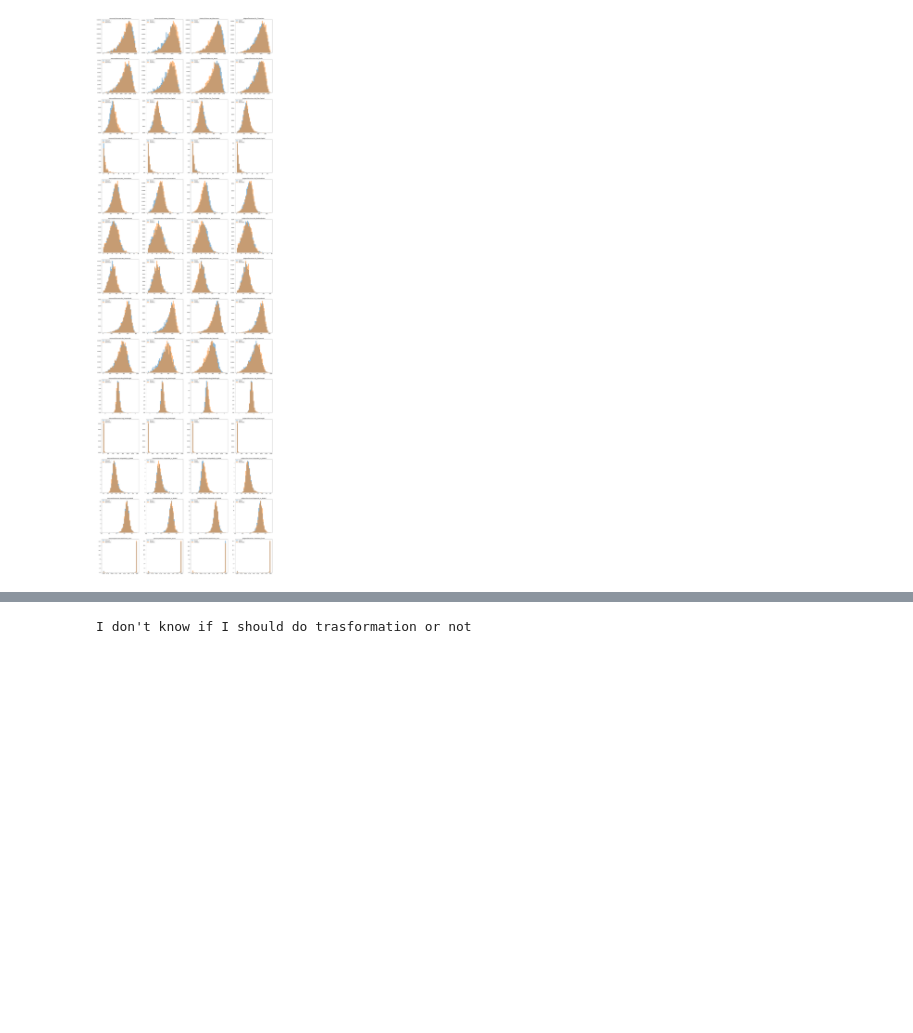
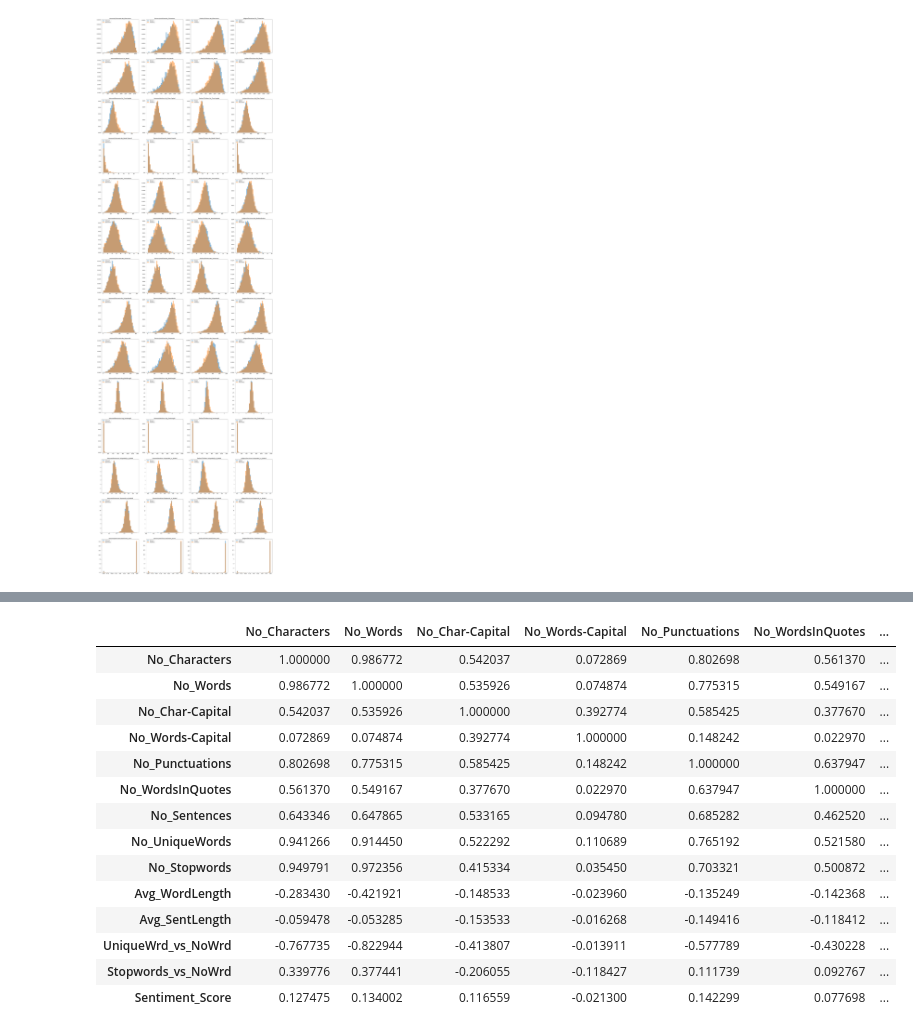
Before and after one commit to shshakib/Twitter-Personality-Prediction, a Jupyter notebook: Step4 Feature Engineering.ipynb, the cells around one changed output, grey strips where cells are left out. Saved outputs shown, nothing was run; the diff lists cells and outputs as text; code cells hidden in the pictures; blank space fills up the shorter version.

```diff
--- a/Step4 Feature Engineering.ipynb
+++ b/Step4 Feature Engineering.ipynb
@@ -156,12 +181,31 @@ Box-Cox Power Transformation
+# %%
+import pandas as pd
+import numpy as np
+
+corr = mbti_FE.corr()
+corr.style.background_gradient(cmap='coolwarm')
+# %% [output]
+|  | No_Characters | No_Words | No_Char-Capital | No_Words-Capital | No_Punctuations | No_WordsInQuotes | ... |
+| No_Characters | 1.000000 | 0.986772 | 0.542037 | 0.072869 | 0.802698 | 0.561370 | ... |
+| No_Words | 0.986772 | 1.000000 | 0.535926 | 0.074874 | 0.775315 | 0.549167 | ... |
+| No_Char-Capital | 0.542037 | 0.535926 | 1.000000 | 0.392774 | 0.585425 | 0.377670 | ... |
+| No_Words-Capital | 0.072869 | 0.074874 | 0.392774 | 1.000000 | 0.148242 | 0.022970 | ... |
+| No_Punctuations | 0.802698 | 0.775315 | 0.585425 | 0.148242 | 1.000000 | 0.637947 | ... |
+| No_WordsInQuotes | 0.561370 | 0.549167 | 0.377670 | 0.022970 | 0.637947 | 1.000000 | ... |
+| No_Sentences | 0.643346 | 0.647865 | 0.533165 | 0.094780 | 0.685282 | 0.462520 | ... |
+| No_UniqueWords | 0.941266 | 0.914450 | 0.522292 | 0.110689 | 0.765192 | 0.521580 | ... |
+| No_Stopwords | 0.949791 | 0.972356 | 0.415334 | 0.035450 | 0.703321 | 0.500872 | ... |
+| Avg_WordLength | -0.283430 | -0.421921 | -0.148533 | -0.023960 | -0.135249 | -0.142368 | ... |
+| Avg_SentLength | -0.059478 | -0.053285 | -0.153533 | -0.016268 | -0.149416 | -0.118412 | ... |
+| UniqueWrd_vs_NoWrd | -0.767735 | -0.822944 | -0.413807 | -0.013911 | -0.577789 | -0.430228 | ... |
+| Stopwords_vs_NoWrd | 0.339776 | 0.377441 | -0.206055 | -0.118427 | 0.111739 | 0.092767 | ... |
+| Sentiment_Score | 0.127475 | 0.134002 | 0.116559 | -0.021300 | 0.142299 | 0.077698 | ... |
 # %%
 #import matplotlib.pyplot as plt
 #for i in [1,2,3,4,5]:
 #    plt.hist((mbti_FE['No_Characters'])**(1/i), bins=40)
 #    plt.title('Transformation: 1/{}'.format(str(i)))
 #    plt.show()
-print("I don't know if I should do trasformation or not")
-# %% [output]
-I don't know if I should do trasformation or not
 # %%
 #Save new features information
 mbti_FE.to_pickle('mbti_FE.pkl')
```
Also changed, not shown: parts of 2 cells of this notebook.
